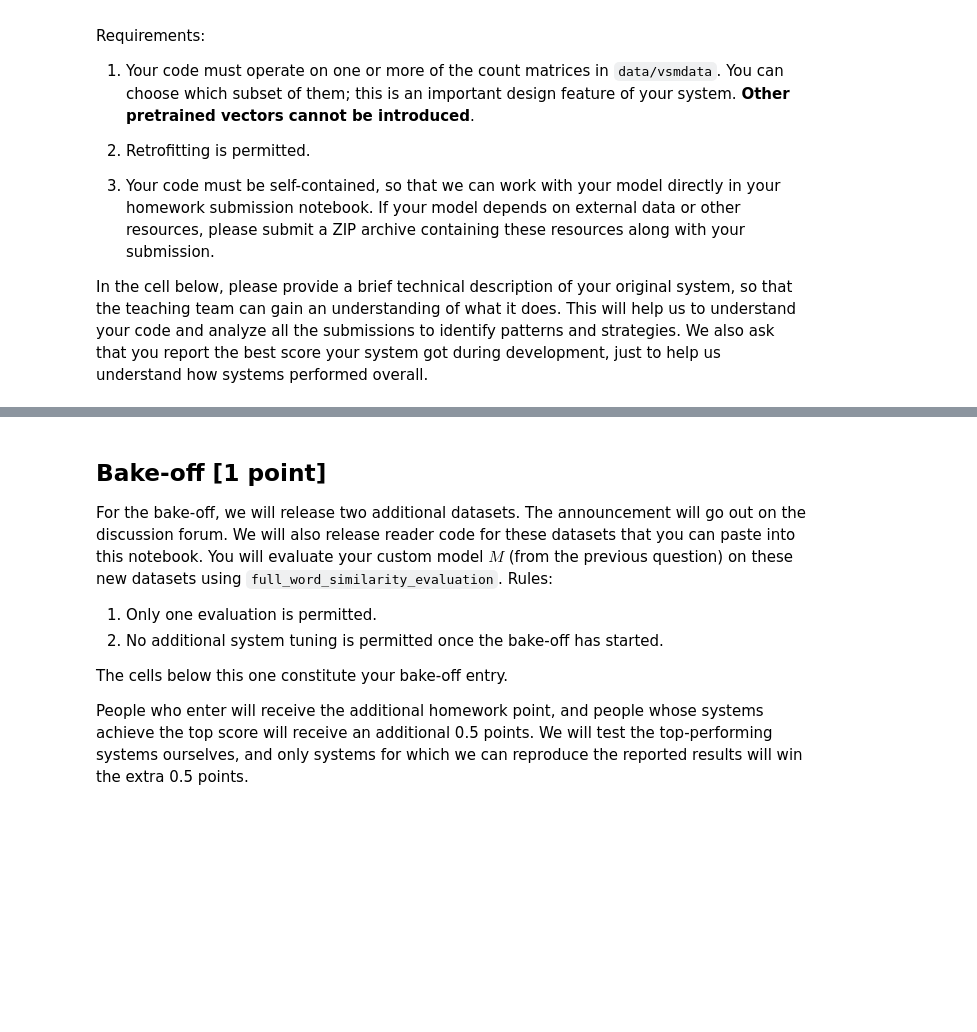
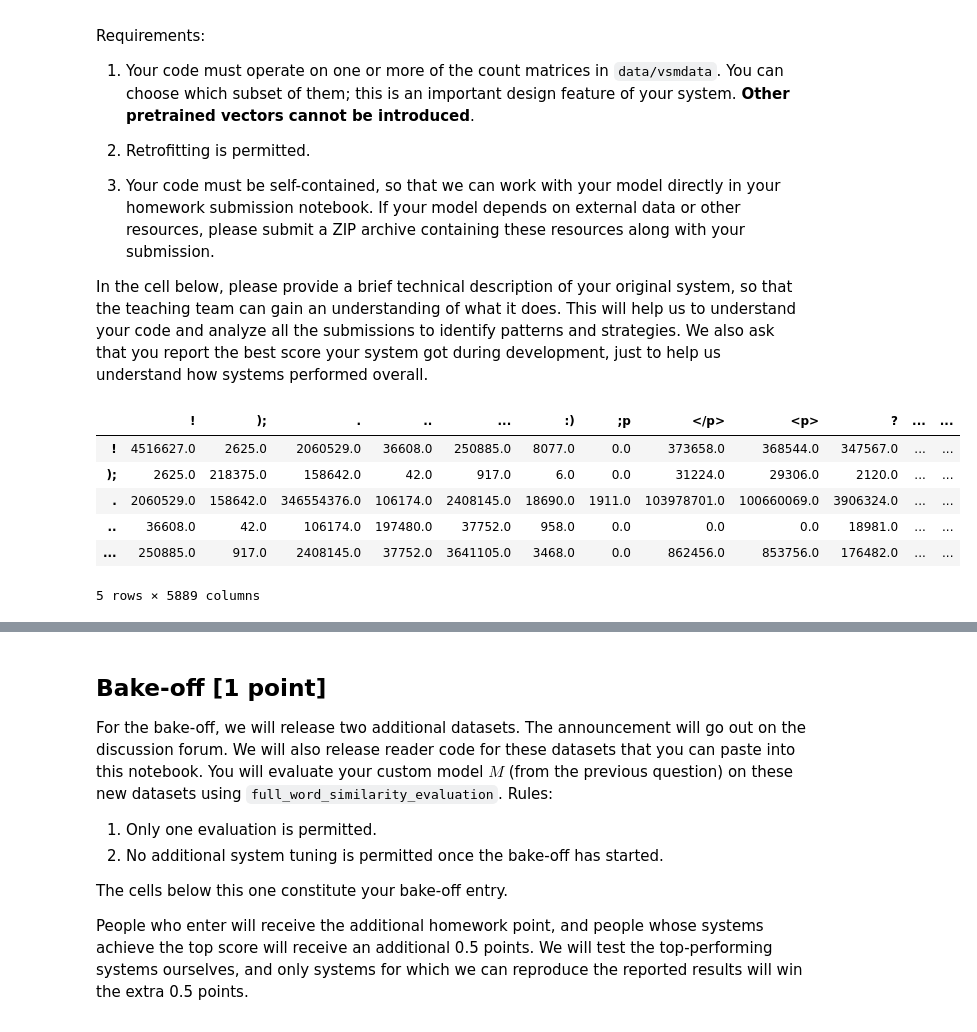
Before and after one commit to david-wb/cs224u, a Jupyter notebook: hw_wordsim.ipynb, the cells around one changed output, grey strips where cells are left out. Saved outputs shown, nothing was run; the diff lists cells and outputs as text; code cells hidden in the pictures; blank space fills up the shorter version.

```diff
--- a/hw_wordsim.ipynb
+++ b/hw_wordsim.ipynb
@@ -726,6 +716,22 @@ Requirements:
 1. Your code must be self-contained, so that we can work with your model directly in your homework submission notebook. If your model depends on external data or other resources, please submit a ZIP archive containing these resources along with your submission.
 
 In the cell below, please provide a brief technical description of your original system, so that the teaching team can gain an understanding of what it does. This will help us to understand your code and analyze all the submissions to identify patterns and strategies. We also ask that you report the best score your system got during development, just to help us understand how systems performed overall.
+# %%
+giga20 = pd.read_csv(os.path.join(VSM_HOME, "giga_window20-flat.csv.gz"), index_col=0)
+imdb20 = pd.read_csv(os.path.join(VSM_HOME, "imdb_window20-flat.csv.gz"), index_col=0)
+# %%
+my_df = pd.DataFrame(data=0, index=giga20.index.union(imdb20.index), columns=giga20.columns.union(imdb20.columns))
+my_df = my_df.add(giga20, fill_value=0)
+my_df = my_df.add(imdb20, fill_value=0)
+my_df.head()
+# %% [output]
+|  | ! | ); | . | .. | ... | :) | ;p | </p> | <p> | ? | ... | ... |
+| ! | 4516627.0 | 2625.0 | 2060529.0 | 36608.0 | 250885.0 | 8077.0 | 0.0 | 373658.0 | 368544.0 | 347567.0 | ... | ... |
+| ); | 2625.0 | 218375.0 | 158642.0 | 42.0 | 917.0 | 6.0 | 0.0 | 31224.0 | 29306.0 | 2120.0 | ... | ... |
+| . | 2060529.0 | 158642.0 | 346554376.0 | 106174.0 | 2408145.0 | 18690.0 | 1911.0 | 103978701.0 | 100660069.0 | 3906324.0 | ... | ... |
+| .. | 36608.0 | 42.0 | 106174.0 | 197480.0 | 37752.0 | 958.0 | 0.0 | 0.0 | 0.0 | 18981.0 | ... | ... |
+| ... | 250885.0 | 917.0 | 2408145.0 | 37752.0 | 3641105.0 | 3468.0 | 0.0 | 862456.0 | 853756.0 | 176482.0 | ... | ... |
+5 rows × 5889 columns
 # %%
 # PLEASE MAKE SURE TO INCLUDE THE FOLLOWING BETWEEN THE START AND STOP COMMENTS:
 #   1) Textual description of your system.
```
Also changed, not shown: parts of 4 cells of this notebook, 1 other file.
